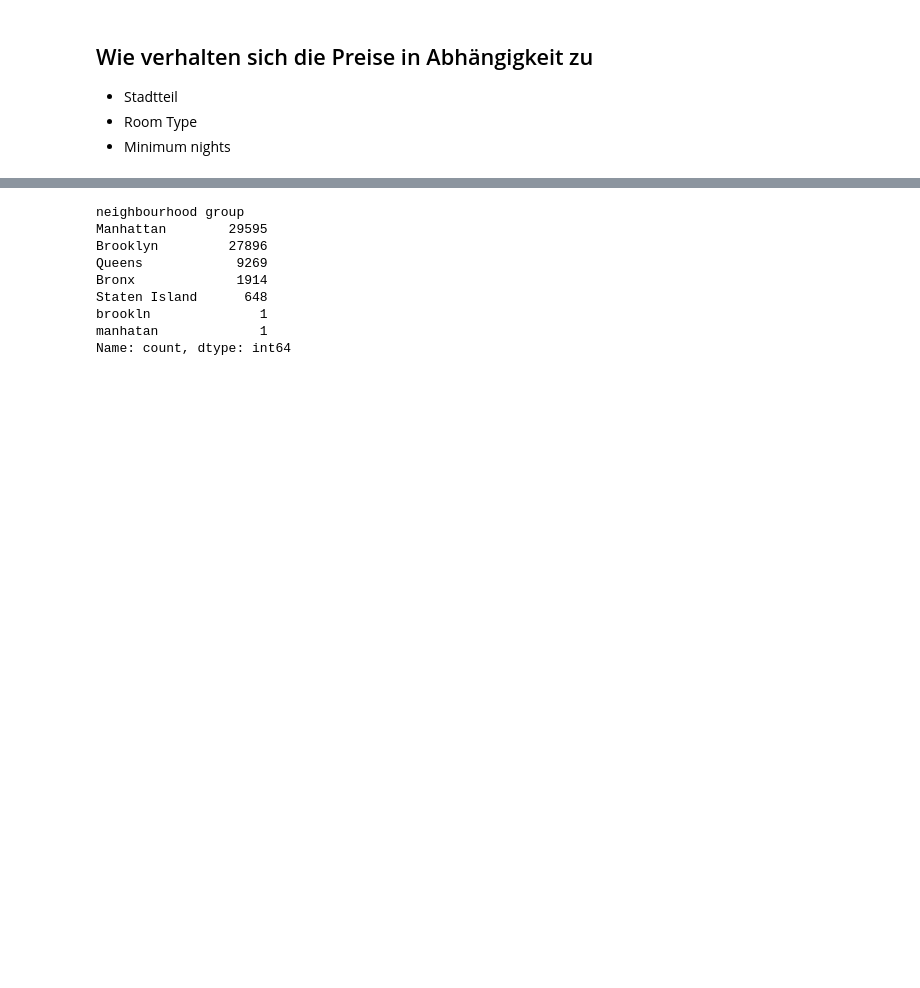
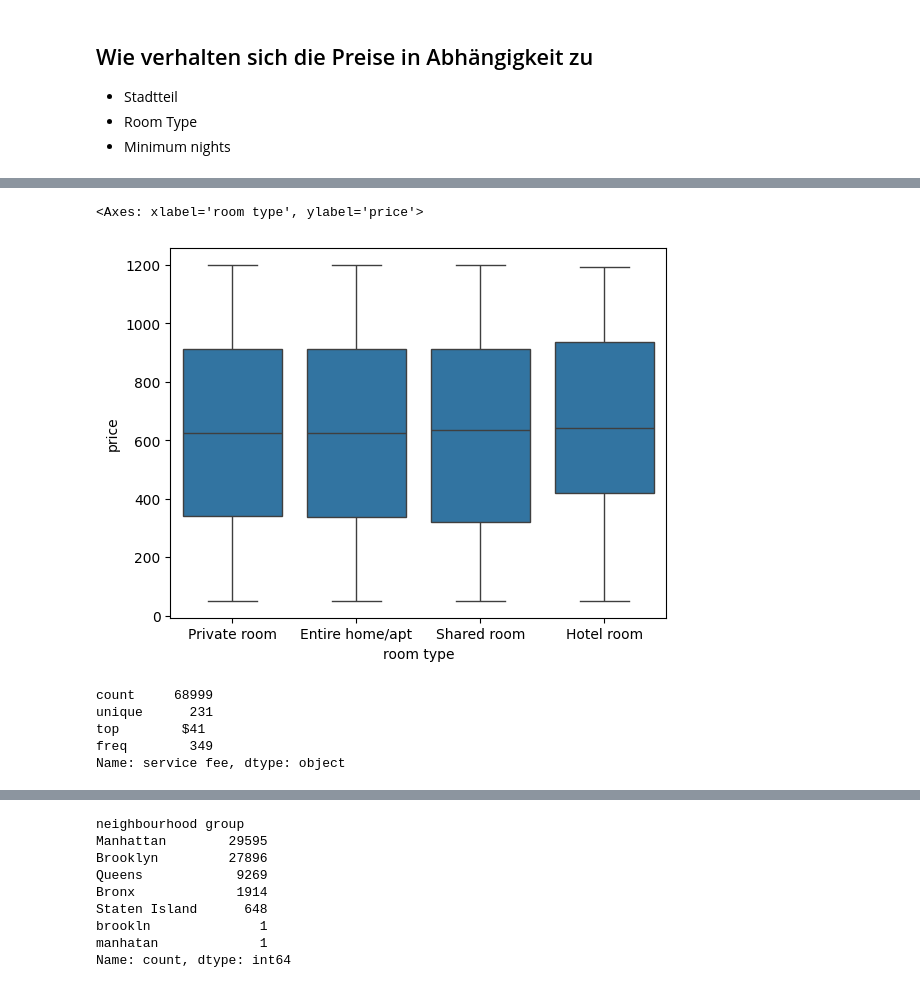
Before and after one commit to co-dex-gmbh/python-data-science-g5, a Jupyter notebook: woche1/airbnb/notebooks/live-11-12-2024.ipynb, the cells around one changed output, grey strips where cells are left out. Cells and saved outputs as stored; diff of their text form; code cells hidden in the pictures; blank space fills up the shorter version.

```diff
--- a/woche1/airbnb/notebooks/live-11-12-2024.ipynb
+++ b/woche1/airbnb/notebooks/live-11-12-2024.ipynb
@@ -169,0 +183,14 @@ Name: count, dtype: int64
+# %%
+sns.boxplot(x="room type", y="price", data=unique_addresses)
+# %% [output]
+<Axes: xlabel='room type', ylabel='price'>
+[figure, added]
+# %%
+# Gibt es bei Hotels eine Reinigungsgebühr?
+unique_addresses[unique_addresses["room type"] != "Hotel room"]["service fee"].describe()
+# %% [output]
+count     68999
+unique      231
+top        $41
+freq        349
+Name: service fee, dtype: object
```
Also changed, not shown: parts of 29 cells of this notebook, 4 other files.
